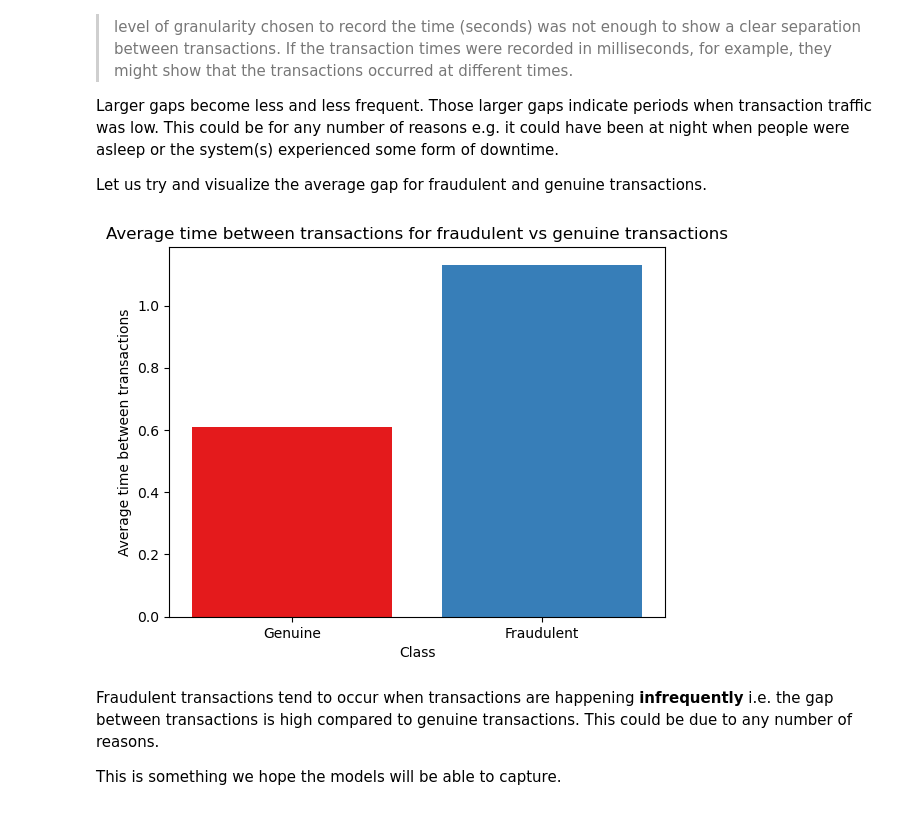
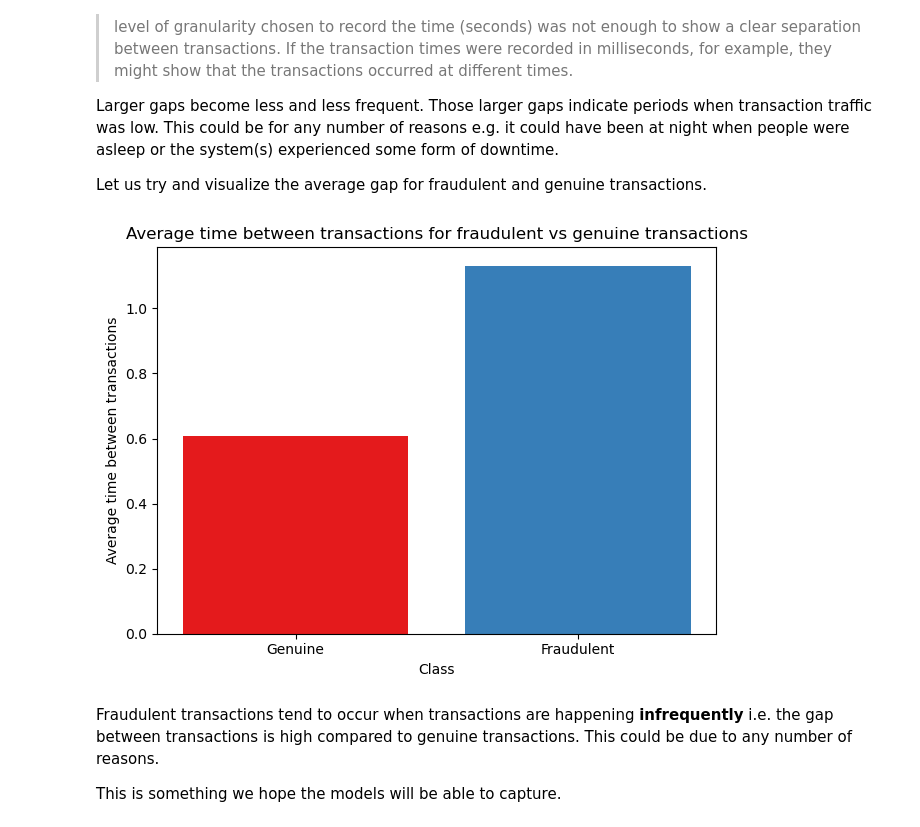
Before and after one commit to NgundoMuithya/Kaggle_Credit_Card_Fraud_Detection, a Jupyter notebook: notebook.ipynb, the cells around one changed output. Saved outputs shown, nothing was run; the diff lists cells and outputs as text; code cells hidden in the pictures.

```diff
--- a/notebook.ipynb
+++ b/notebook.ipynb
@@ -416,16 +424,18 @@ Let us try and visualize the average gap for fraudulent and genuine transactions
 # %%
 fraud_vs_genuine = gap_df.groupby('Class').mean()
 
 plt.bar(x=fraud_vs_genuine.index, height=fraud_vs_genuine.values.flatten(), color=colors)
 
 plt.xlabel('Class')
 plt.ylabel('Average time between transactions')
 plt.title("Average time between transactions for fraudulent vs genuine transactions")
 plt.xticks(ticks=[0, 1], labels=['Genuine', 'Fraudulent'])
 
+plt.tight_layout()
+plt.savefig('./Images/Avg_time_btwn_transactions_per_class.png', dpi=150)
 plt.show()
 # %% [output]
-[figure, old version]
+[figure, new version]
 # %% [markdown]
 Fraudulent transactions tend to occur when transactions are happening **infrequently** i.e. the gap between transactions is high compared to genuine transactions. This could be due to any number of reasons.
 
```
Also changed, not shown: parts of 4 cells of this notebook.
